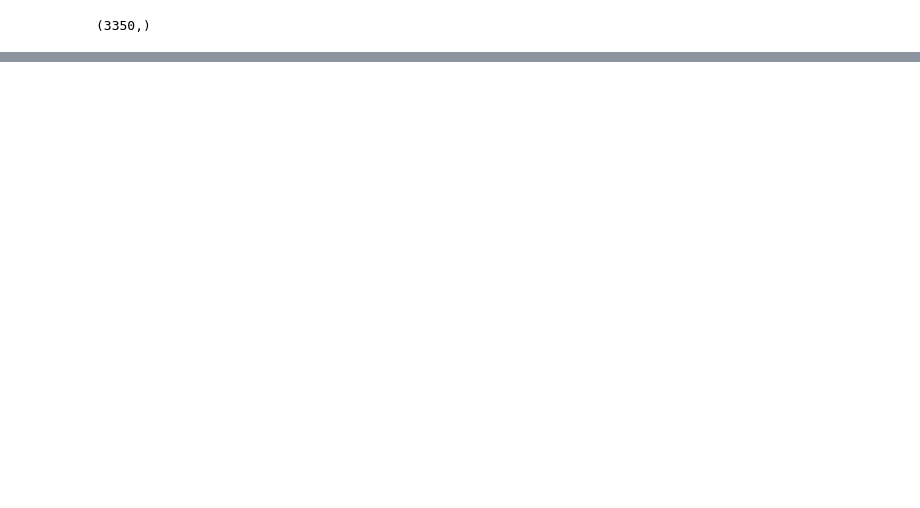
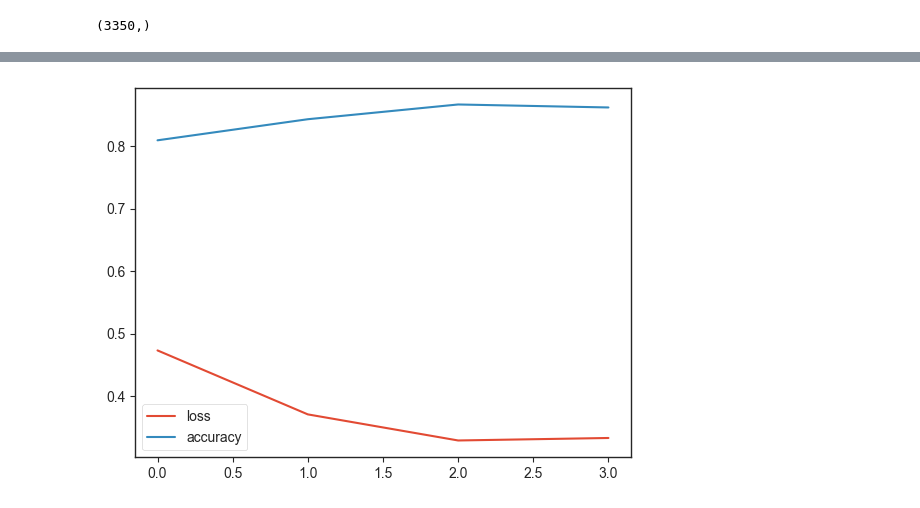
Before and after one commit to riccardo-borgo/Corn-Disease, a Jupyter notebook: dataLoading - Augmentation.ipynb, the cells around one changed output, grey strips where cells are left out. Drawn from its saved outputs; the diff is of its cells as text; code cells hidden in the pictures; blank space fills up the shorter version.

Commit message:
data loading

```diff
--- a/dataLoading - Augmentation.ipynb
+++ b/dataLoading - Augmentation.ipynb
@@ -281,2 +272,0 @@ Shape: (224, 224, 4)
-# %%
-y_train = np.delete(y_train, [719, 1548, 1929])
@@ -287,7 +272,0 @@ y_train.shape
-# %%
-XXX = []
-for i in range(len(XX)):
-    im = XX[i]
-    if im.shape == (224, 224, 3):
-        XXX.append(im)
-print("Finale lenght:", len(XXX))
@@ -296,4 +273,7 @@ Finale lenght: 3347
 # %%
+XXX = []
+for im in XX:
+    XXX.append(im)
 XXX = np.array(XXX)
 # %%
 XXX.shape
@@ -353,5 +333,9 @@ Non-trainable params: 0
 _________________________________________________________________
 # %%
-history = classifier.fit(XXX, Y_train, batch_size=32, epochs=10, verbose=1)
+callbacks = [
+    tf.keras.callbacks.EarlyStopping(monitor="accuracy", min_delta=0.001, mode="max")
+]
+
+history = classifier.fit(XXX, Y_train, batch_size=32, epochs=100, verbose=1, callbacks=callbacks)
 # %% [output]
 Epoch 1/10
@@ -376,0 +349,6 @@ Epoch 10/10
+# %%
+history_df = pd.DataFrame(history.history)
+history_df.plot()
+plt.show();
+# %% [output]
+[figure, added]
```
Also changed, not shown: parts of 35 cells of this notebook.
